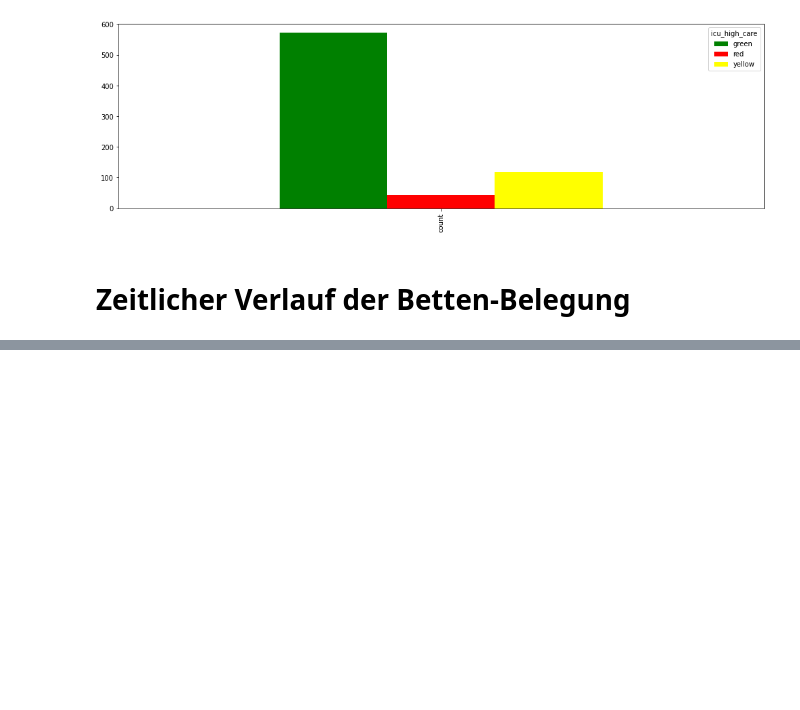
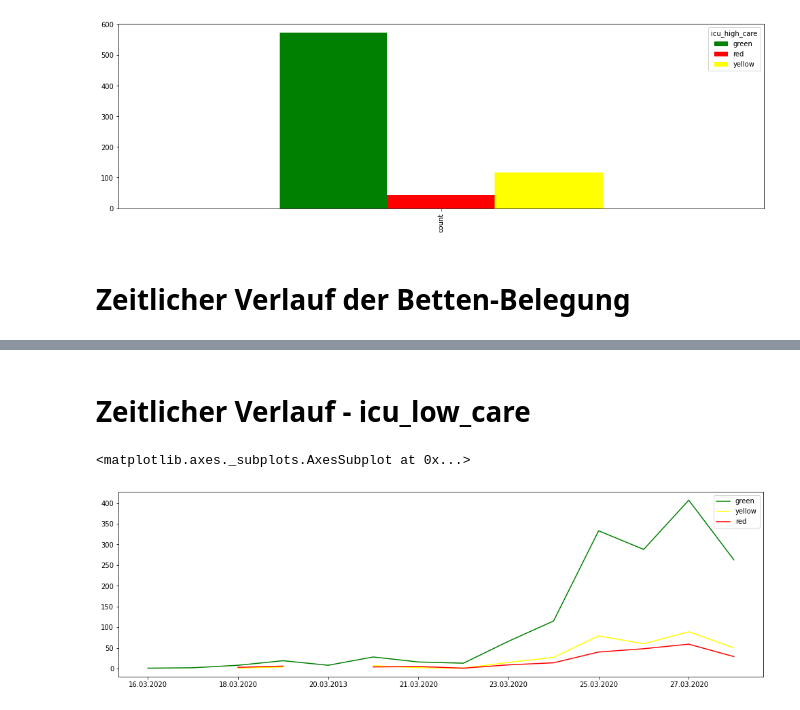
Before and after one commit to marc101101/intensiv-betten, a Jupyter notebook: data_analytics/Markus_first_draft.ipynb, the cells around one changed output, grey strips where cells are left out. Saved outputs shown, nothing was run; the diff lists cells and outputs as text; code cells hidden in the pictures; blank space fills up the shorter version.

```diff
--- a/data_analytics/Markus_first_draft.ipynb
+++ b/data_analytics/Markus_first_draft.ipynb
@@ -141,0 +142,15 @@ AttributeError: 'Series' object has no attribute 'Date'
+# %% [markdown]
+# Zeitlicher Verlauf - icu_low_care
+# %%
+status_low_green = main_frame.loc[main_frame['icu_low_care'] == "green"].groupby('updated').count()['hospital'].to_frame()
+status_low_green = status_low_green.rename(columns={"hospital": "green"})
+status_low_yellow = main_frame.loc[main_frame['icu_low_care'] == "yellow"].groupby('updated').count()['hospital'].to_frame()
+status_low_yellow = status_low_yellow.rename(columns={"hospital": "yellow"})
+status_low_red = main_frame.loc[main_frame['icu_low_care'] == "red"].groupby('updated').count()['hospital'].to_frame()
+status_low_red = status_low_red.rename(columns={"hospital": "red"})
+
+result = pd.concat([status_low_green, status_low_yellow, status_low_red], axis=1)
+result.plot(kind="line",  color=['green', 'yellow', 'red'])
+# %% [output]
+<matplotlib.axes._subplots.AxesSubplot at 0x...>
+[figure, added]
```
Also changed, not shown: parts of 9 cells of this notebook, 2 other files.
